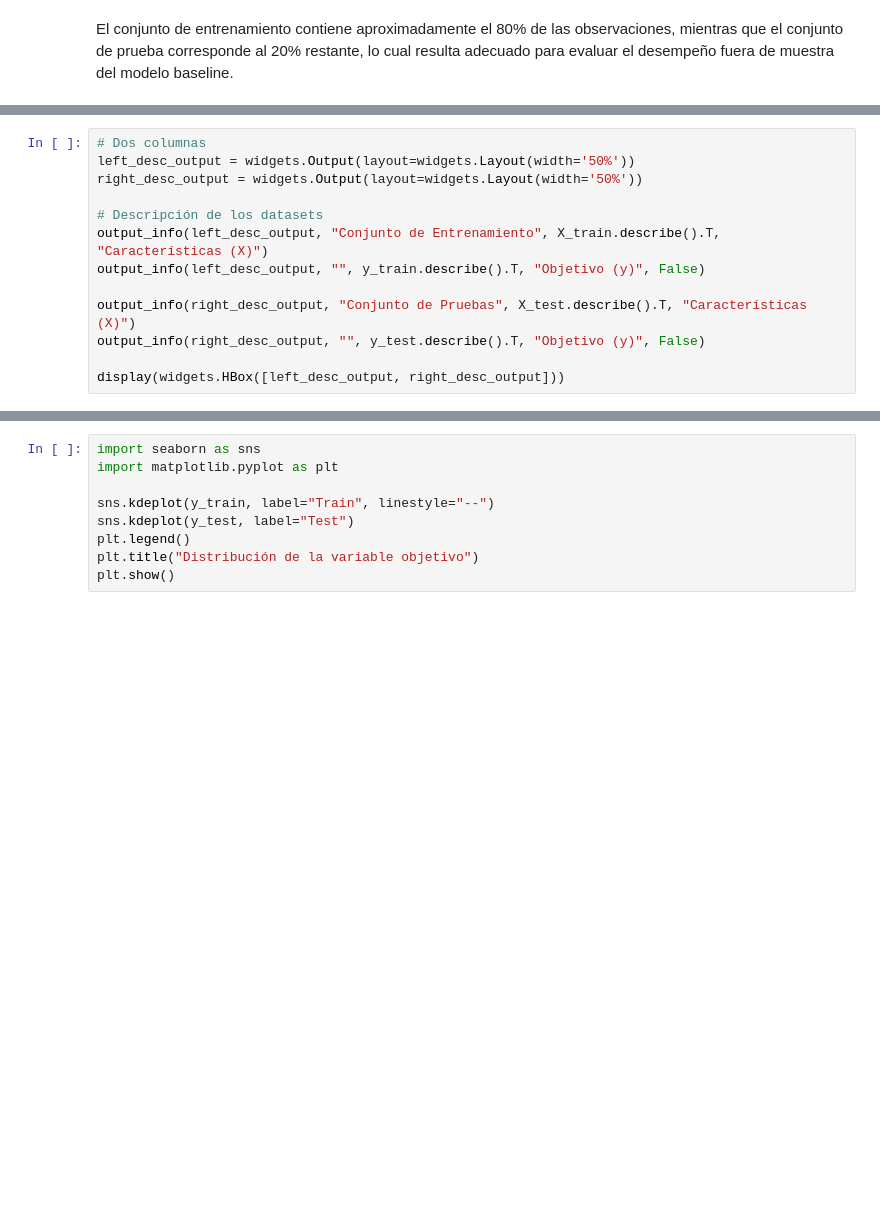
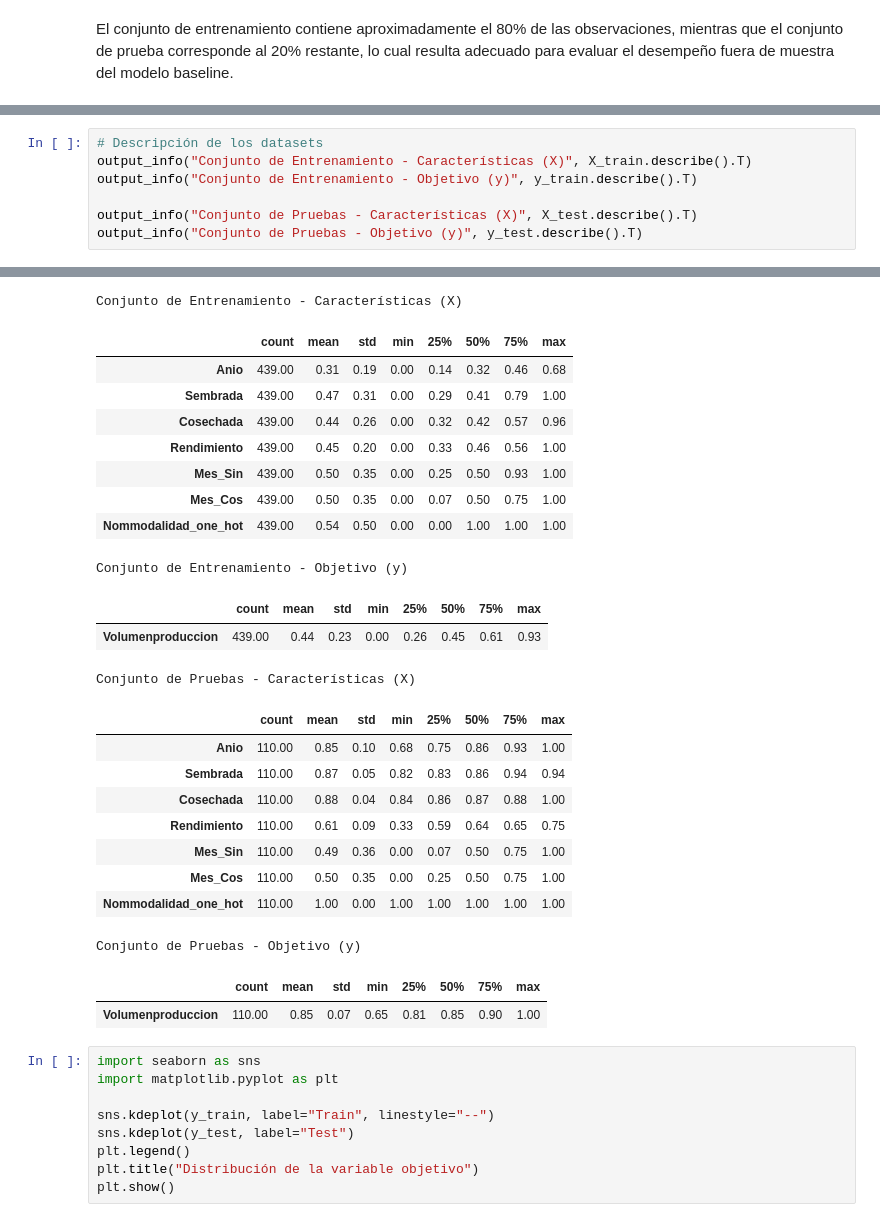
Before and after one commit to juan-pablo-lopez/tc5035-ene26-equipo29, a Jupyter notebook: Avance3.Equipo29.ipynb, the cells around one changed output, grey strips where cells are left out. Cells and saved outputs as stored; diff of their text form; blank space fills up the shorter version.

```diff
--- a/Avance3.Equipo29.ipynb
+++ b/Avance3.Equipo29.ipynb
@@ -283,14 +283,8 @@ display(widgets.HBox([X_int_output, y_int_output]))
 # %%
-# Dos columnas
-left_desc_output = widgets.Output(layout=widgets.Layout(width='50%'))
-right_desc_output = widgets.Output(layout=widgets.Layout(width='50%'))
+# Descripción de los datasets
+output_info("Conjunto de Entrenamiento - Características (X)", X_train.describe().T)
+output_info("Conjunto de Entrenamiento - Objetivo (y)", y_train.describe().T)
 
-# Descripción de los datasets
-output_info(left_desc_output, "Conjunto de Entrenamiento", X_train.describe().T, "Características (X)")
-output_info(left_desc_output, "", y_train.describe().T, "Objetivo (y)", False)
-
-output_info(right_desc_output, "Conjunto de Pruebas", X_test.describe().T, "Características (X)")
-output_info(right_desc_output, "", y_test.describe().T, "Objetivo (y)", False)
-
-display(widgets.HBox([left_desc_output, right_desc_output]))
+output_info("Conjunto de Pruebas - Características (X)", X_test.describe().T)
+output_info("Conjunto de Pruebas - Objetivo (y)", y_test.describe().T)
 # %% [output]
@@ -298,3 +291,27 @@ display(widgets.HBox([left_desc_output, right_desc_output]))
+Conjunto de Entrenamiento - Características (X)
+|  | count | mean | std | min | 25% | 50% | 75% | max |
+| Anio | 439.00 | 0.31 | 0.19 | 0.00 | 0.14 | 0.32 | 0.46 | 0.68 |
+| Sembrada | 439.00 | 0.47 | 0.31 | 0.00 | 0.29 | 0.41 | 0.79 | 1.00 |
+| Cosechada | 439.00 | 0.44 | 0.26 | 0.00 | 0.32 | 0.42 | 0.57 | 0.96 |
+| Rendimiento | 439.00 | 0.45 | 0.20 | 0.00 | 0.33 | 0.46 | 0.56 | 1.00 |
+| Mes_Sin | 439.00 | 0.50 | 0.35 | 0.00 | 0.25 | 0.50 | 0.93 | 1.00 |
+| Mes_Cos | 439.00 | 0.50 | 0.35 | 0.00 | 0.07 | 0.50 | 0.75 | 1.00 |
+| Nommodalidad_one_hot | 439.00 | 0.54 | 0.50 | 0.00 | 0.00 | 1.00 | 1.00 | 1.00 |
+Conjunto de Entrenamiento - Objetivo (y)
+|  | count | mean | std | min | 25% | 50% | 75% | max |
+| Volumenproduccion | 439.00 | 0.44 | 0.23 | 0.00 | 0.26 | 0.45 | 0.61 | 0.93 |
+Conjunto de Pruebas - Características (X)
+|  | count | mean | std | min | 25% | 50% | 75% | max |
+| Anio | 110.00 | 0.85 | 0.10 | 0.68 | 0.75 | 0.86 | 0.93 | 1.00 |
+| Sembrada | 110.00 | 0.87 | 0.05 | 0.82 | 0.83 | 0.86 | 0.94 | 0.94 |
+| Cosechada | 110.00 | 0.88 | 0.04 | 0.84 | 0.86 | 0.87 | 0.88 | 1.00 |
+| Rendimiento | 110.00 | 0.61 | 0.09 | 0.33 | 0.59 | 0.64 | 0.65 | 0.75 |
+| Mes_Sin | 110.00 | 0.49 | 0.36 | 0.00 | 0.07 | 0.50 | 0.75 | 1.00 |
+| Mes_Cos | 110.00 | 0.50 | 0.35 | 0.00 | 0.25 | 0.50 | 0.75 | 1.00 |
+| Nommodalidad_one_hot | 110.00 | 1.00 | 0.00 | 1.00 | 1.00 | 1.00 | 1.00 | 1.00 |
+Conjunto de Pruebas - Objetivo (y)
+|  | count | mean | std | min | 25% | 50% | 75% | max |
+| Volumenproduccion | 110.00 | 0.85 | 0.07 | 0.65 | 0.81 | 0.85 | 0.90 | 1.00 |
 # %%
 import seaborn as sns
 import matplotlib.pyplot as plt
```
Also changed, not shown: parts of 13 cells of this notebook.
